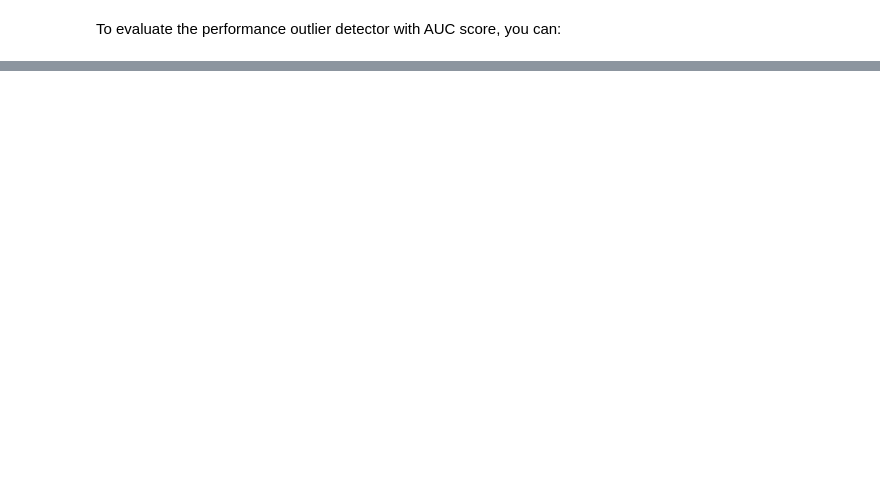
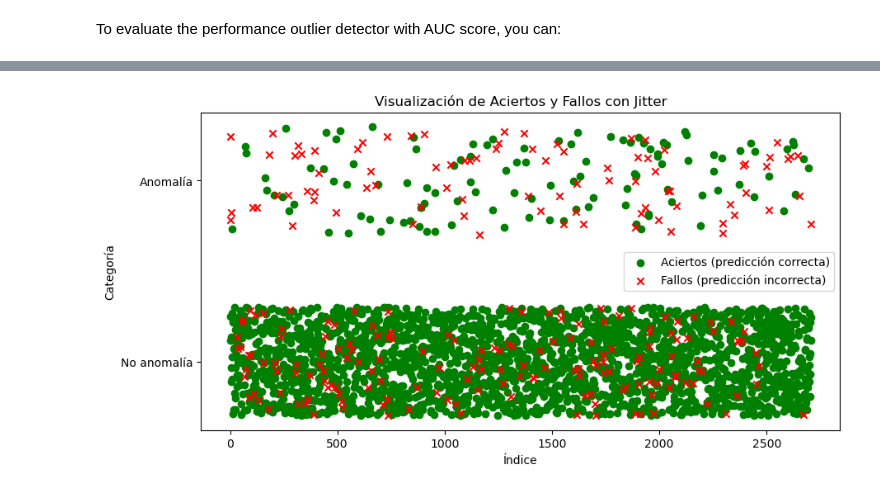
Before and after one commit to jemarle/graph_convolutional_networks, a Jupyter notebook: prueba03.ipynb, the cells around one changed output, grey strips where cells are left out. Drawn from its saved outputs; the diff is of its cells as text; code cells hidden in the pictures; blank space fills up the shorter version.

```diff
--- a/prueba03.ipynb
+++ b/prueba03.ipynb
@@ -144,3 +144,40 @@ AUC Score: 0.7938751137397634
+# %%
+# Crear una columna para indicar si la predicción fue correcta
+resultados['correcto'] = resultados['y_real'] == resultados['y_pred']
+
+# Separar los aciertos y fallos
+aciertos = resultados[resultados['correcto'] == True]
+fallos = resultados[resultados['correcto'] == False]
+
+# Crear el scatter plot
+plt.figure(figsize=(10, 5))
+
+# Agregar jitter
+jitter_strength = 0.3  # Ajustar la intensidad del jitter
+
+# Plotear aciertos en verde con jitter
+plt.scatter(aciertos.index + np.random.uniform(-jitter_strength, jitter_strength, size=len(aciertos)),
+            aciertos['y_real'] + np.random.uniform(-jitter_strength, jitter_strength, size=len(aciertos)),
+            color='green', label='Aciertos (predicción correcta)', marker='o')
+
+# Plotear fallos en rojo con jitter
+plt.scatter(fallos.index + np.random.uniform(-jitter_strength, jitter_strength, size=len(fallos)),
+            fallos['y_real'] + np.random.uniform(-jitter_strength, jitter_strength, size=len(fallos)),
+            color='red', label='Fallos (predicción incorrecta)', marker='x')
+
+# Personalizar las etiquetas del eje y
+plt.yticks([0, 1], ['No anomalía', 'Anomalía'])
+
+# Añadir etiquetas y título
+plt.xlabel('Índice')
+plt.ylabel('Categoría')
+plt.title('Visualización de Aciertos y Fallos con Jitter')
+plt.legend()
+
+# Mostrar el gráfico
+plt.show()
+# %% [output]
+[figure, added]
 # %%
 import matplotlib.pyplot as plt
 import numpy as np
```
Also changed, not shown: parts of 10 cells of this notebook.
